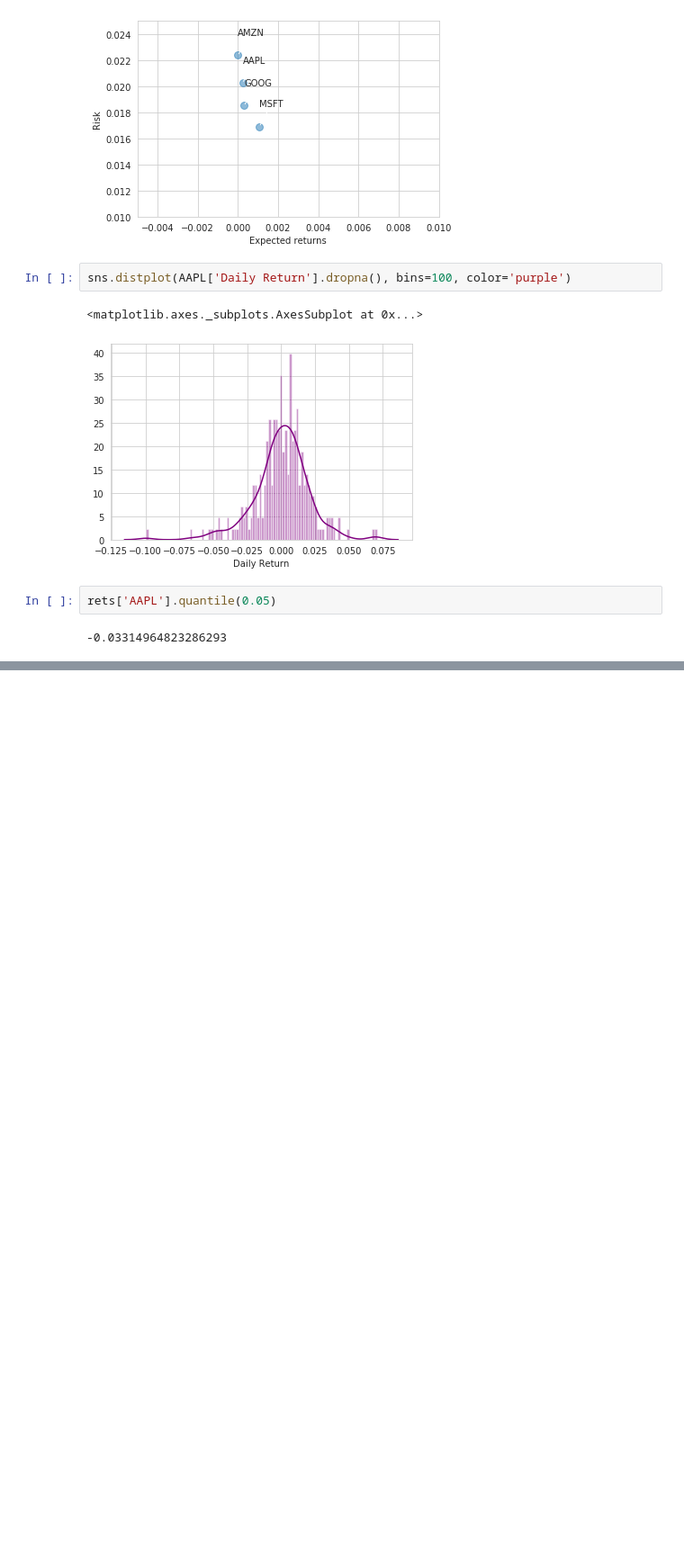
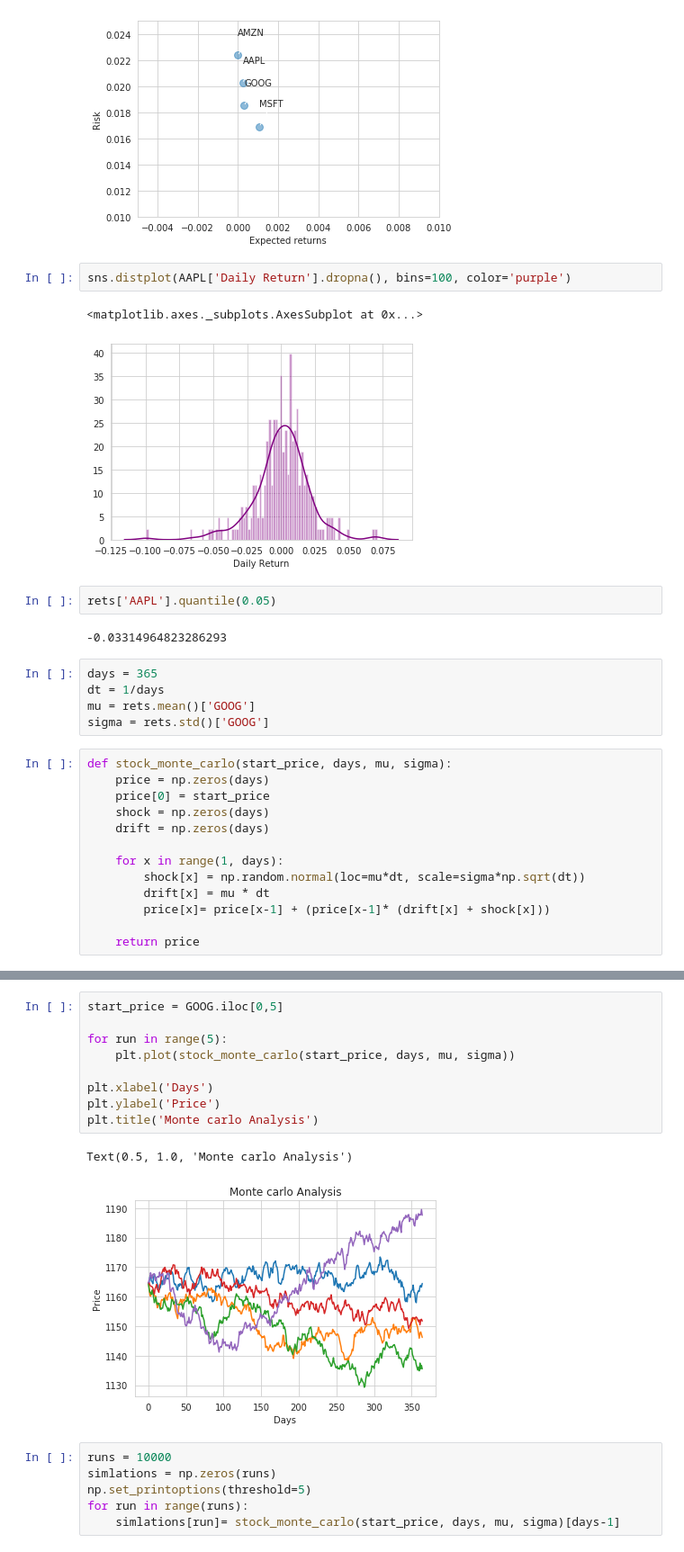
Before and after one commit to ducksfrogs/udemy_dataAna_py, a Jupyter notebook: 50thouzand_py/kabuka.ipynb, the cells around one changed output, grey strips where cells are left out. Shown at 90% size. Cells and saved outputs as stored; diff of their text form; blank space fills up the shorter version.

```diff
--- a/50thouzand_py/kabuka.ipynb
+++ b/50thouzand_py/kabuka.ipynb
@@ -199,3 +199,21 @@ sns.distplot(AAPL['Daily Return'].dropna(), bins=100, color='purple')
 rets['AAPL'].quantile(0.05)
 # %% [output]
 -0.03314964823286293
+# %%
+days = 365
+dt = 1/days
+mu = rets.mean()['GOOG']
+sigma = rets.std()['GOOG']
+# %%
+def stock_monte_carlo(start_price, days, mu, sigma):
+    price = np.zeros(days)
+    price[0] = start_price
+    shock = np.zeros(days)
+    drift = np.zeros(days)
+
+    for x in range(1, days):
+        shock[x] = np.random.normal(loc=mu*dt, scale=sigma*np.sqrt(dt))
+        drift[x] = mu * dt
+        price[x]= price[x-1] + (price[x-1]* (drift[x] + shock[x]))
+
+    return price
@@ -201,0 +230,18 @@ rets['AAPL'].quantile(0.05)
+# %%
+start_price = GOOG.iloc[0,5]
+
+for run in range(5):
+    plt.plot(stock_monte_carlo(start_price, days, mu, sigma))
+
+plt.xlabel('Days')
+plt.ylabel('Price')
+plt.title('Monte carlo Analysis')
+# %% [output]
+Text(0.5, 1.0, 'Monte carlo Analysis')
+[figure, added]
+# %%
+runs = 10000
+simlations = np.zeros(runs)
+np.set_printoptions(threshold=5)
+for run in range(runs):
+    simlations[run]= stock_monte_carlo(start_price, days, mu, sigma)[days-1]
```
Also changed, not shown: parts of 2 cells of this notebook.
